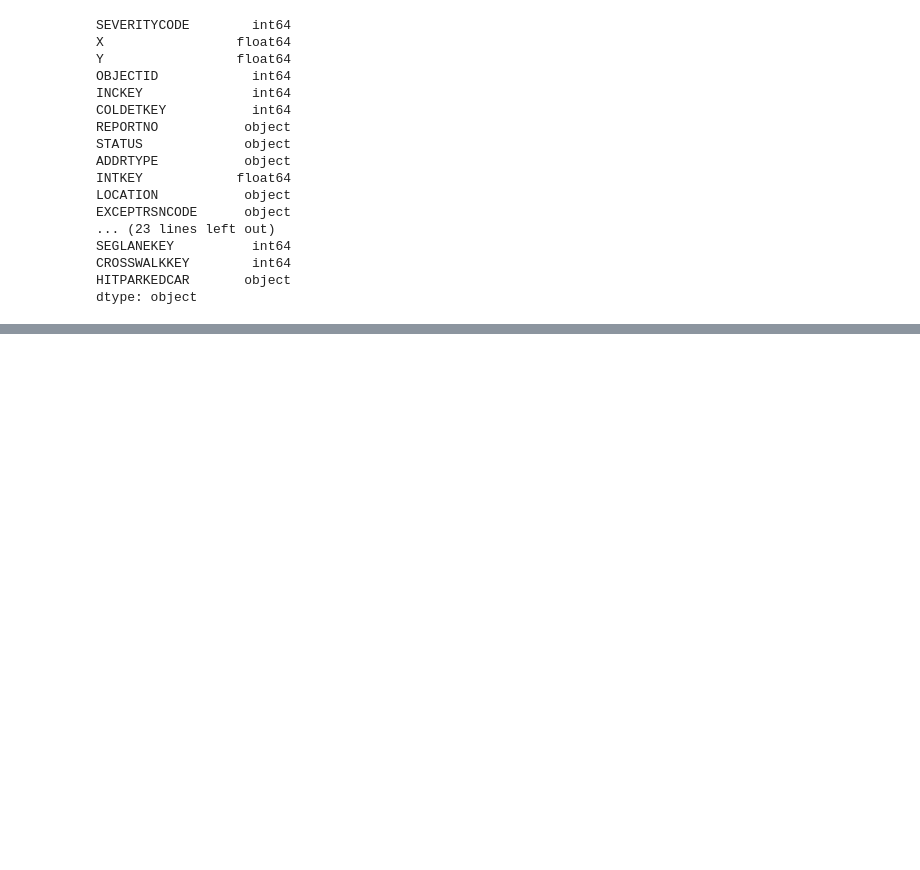
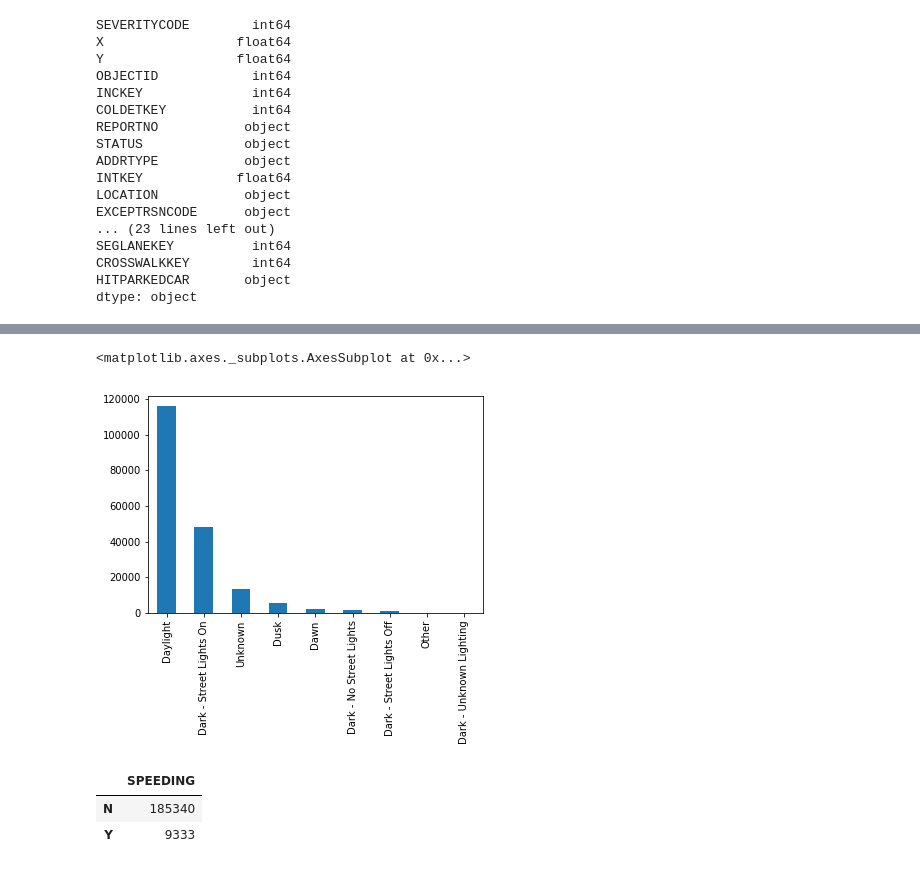
Before and after one commit to yoona4428/Capstone-project, a Jupyter notebook: Capstone Project 1.ipynb, the cells around one changed output, grey strips where cells are left out. Saved outputs shown, nothing was run; the diff lists cells and outputs as text; code cells hidden in the pictures; blank space fills up the shorter version.

```diff
--- a/Capstone Project 1.ipynb
+++ b/Capstone Project 1.ipynb
@@ -76,0 +216,11 @@ dtype: object
+# %%
+df['LIGHTCOND'].value_counts().plot(kind='bar')
+# %% [output]
+<matplotlib.axes._subplots.AxesSubplot at 0x...>
+[figure, added]
+# %%
+df['SPEEDING'].value_counts().to_frame()
+# %% [output]
+|  | SPEEDING |
+| N | 185340 |
+| Y | 9333 |
```
Also changed, not shown: parts of 33 cells of this notebook.
